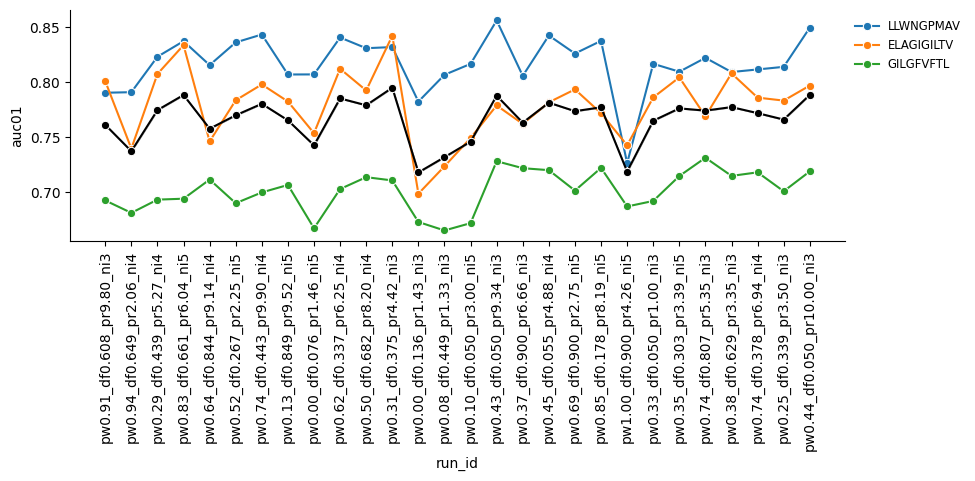
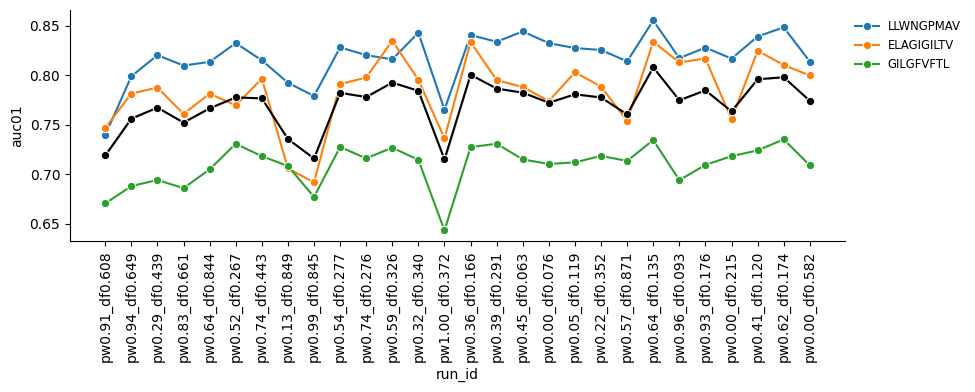
Code edit (unified diff) that turned the first committed figure into the second:
--- before
+++ after
@@ -1,5 +1,4 @@
 df = pd.read_csv('optimizer_runs/bayes_history.csv')
 
-print(df.head())
 fig, ax = plt.subplots(1, 1, figsize=(10, 3))
 sns.lineplot(df, x='run_id', y='auc01', hue='peptide', ax=ax, marker='o')
@@ -20,2 +19,16 @@
 sns.despine()
 
+df_long = df.melt(
+    id_vars=['run_id', 'pssm_weight', 'decay_factor', 'mean_auc01', 'peptide', 'auc01'],
+    value_vars=['auc01_step0', 'auc01_step1', 'auc01_step2', 'auc01_step3'],
+    var_name='step',
+    value_name='auc01_step'
+)
+
+df_long['step'] = df_long['step'].str.replace('auc01_step', '').astype(int)
+
+fig, ax = plt.subplots(1, 1, figsize=(10, 3))
+sns.lineplot(df_long, x='run_id', y='auc01_step', hue='step', ax=ax, marker='o')
+ax.tick_params(axis='x', rotation=90)
+ax.legend(bbox_to_anchor=(1,1), frameon=False)
+sns.despine()

Commit: modifs on final motif computation